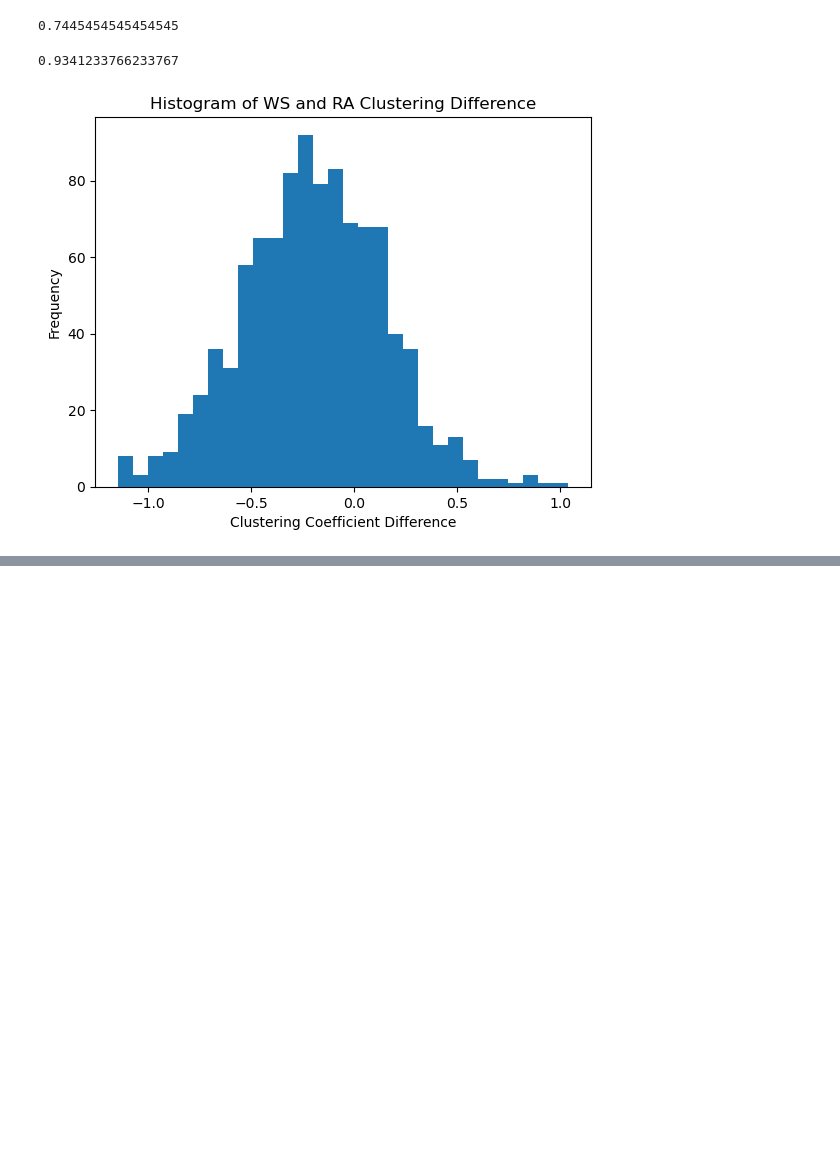
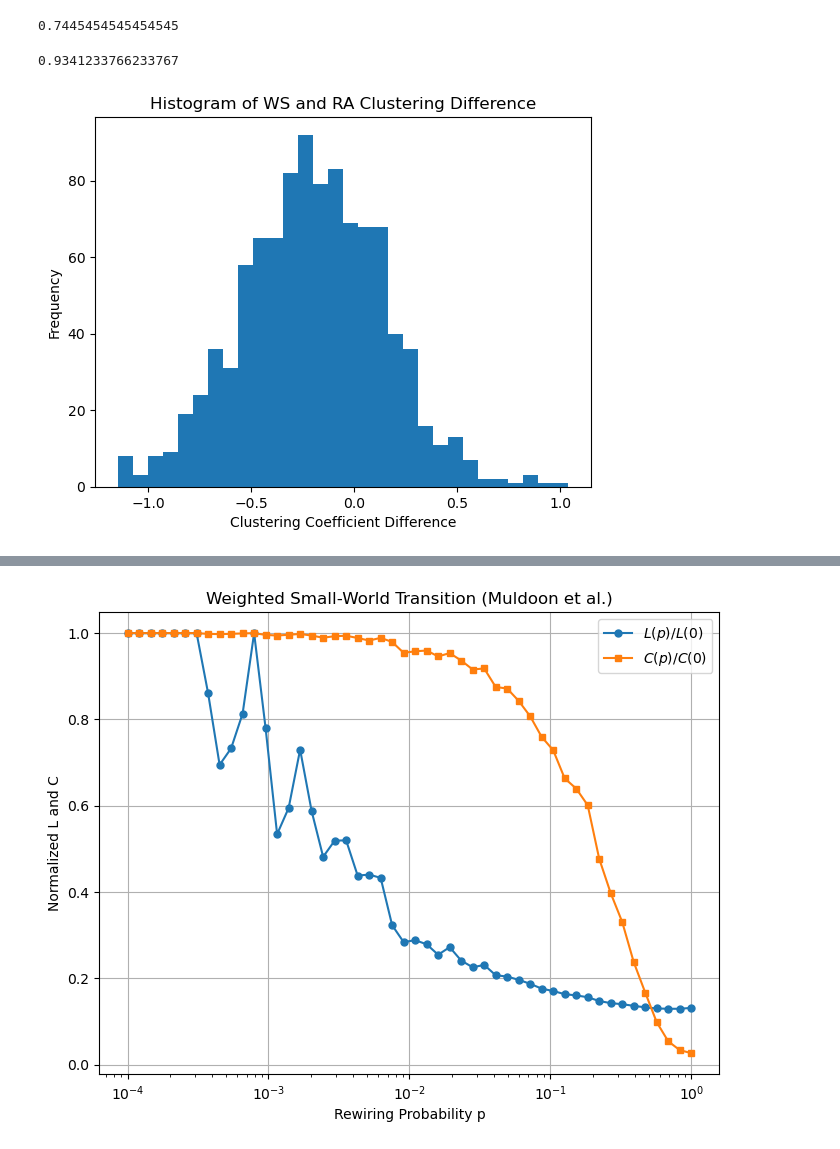
Before and after one commit to cyrilrommens/PhD_1, a Jupyter notebook: SWP_kuramoto.ipynb, the cells around one changed output, grey strips where cells are left out. Drawn from its saved outputs; the diff is of its cells as text; code cells hidden in the pictures; blank space fills up the shorter version.

Commit message:
reproduce pairwise small world propensity

```diff
--- a/SWP_kuramoto.ipynb
+++ b/SWP_kuramoto.ipynb
@@ -762,0 +765,97 @@ plt.show()
+# %%
+import numpy as np
+import networkx as nx
+import matplotlib.pyplot as plt
+
+def ring_lattice(n, k):
+    """ Create a weighted ring lattice where each node is connected to k/2 neighbors on each side. """
+    G = nx.Graph()
+    for i in range(n):
+        for j in range(1, k // 2 + 1):
+            weight1 = np.random.uniform(0.5, 1.5)  # Assign random weights
+            weight2 = np.random.uniform(0.5, 1.5)
+            G.add_edge(i, (i + j) % n, weight=weight1)
+            G.add_edge(i, (i - j) % n, weight=weight2)
+    return G
+
+def rewire_graph(G, p):
+    """ Rewire edges with probability p while maintaining weights. """
+    new_G = G.copy()
+    edges = list(G.edges(data=True))  # Extract edges with weights
+    nodes = list(G.nodes())
+
+    for u, v, data in edges:
+        if np.random.rand() < p:
+            new_G.remove_edge(u, v)  # Remove the original edge
+
+            while True:
+                new_v = np.random.choice(nodes)
+                if new_v != u and not new_G.has_edge(u, new_v):
+                    new_weight = np.random.uniform(0.5, 1.5)  # Assign new random weight
+                    new_G.add_edge(u, new_v, weight=new_weight)
+                    break
+    return new_G
+
+def random_graph(n, k):
+    """ Create a weighted random graph with the same number of nodes and edges. """
+    G = nx.gnm_random_graph(n, (n * k) // 2)
+
+    for u, v in G.edges():
+        G[u][v]['weight'] = np.random.uniform(0.5, 1.5)  # Assign weights
+    return G
+
+def compute_L_C(G):
+    """ Compute weighted characteristic path length (L) and weighted clustering coefficient (C). """
+    # Weighted clustering coefficient using Onnela et al. method (as per Muldoon et al. paper)
+    C = np.mean(list(nx.clustering(G, weight="weight").values()))
+
+    # Weighted characteristic path length (using Dijkstra's algorithm)
+    try:
+        L = nx.average_shortest_path_length(G, weight="weight")
+    except nx.NetworkXError:
+        L = np.nan  # If graph is disconnected, return NaN
+    return L, C
+
+# Parameters
+n = 500  # Number of nodes
+k = 10    # Each node is connected to k/2 neighbors on both sides
+p_values = np.logspace(-4, 0, 50)  # Log-spaced p values from 10^-4 to 1
+
+# Compute L(0) and C(0) for the weighted regular lattice
+G0 = ring_lattice(n, k)
+L0, C0 = compute_L_C(G0)
+
+L_values = []
+C_values = []
+
+for p in p_values:
+    G = rewire_graph(G0, p)
+    L, C = compute_L_C(G)
+    L_values.append(L / L0)  # Normalized weighted path length
+    C_values.append(C / C0)  # Normalized weighted clustering coefficient
+
+# Set extreme values
+C0 = C_observed[0]
+C_random = C_observed[-1]
+L0 = L_observed[0]
+L_random = L_observed[-1]
+
+# Plot results
+plt.figure(figsize=(8, 6))
+plt.plot(p_values, L_values, 'o-', label=r'$L(p) / L(0)$', markersize=5)
+plt.plot(p_values, C_values, 's-', label=r'$C(p) / C(0)$', markersize=5)
+
+# Add horizontal lines for extreme cases
+# plt.axhline(y=L_random / L0, color='blue', linestyle='dashed', label=r'$L_{\text{random}} / L(0)$')
+# plt.axhline(y=C_random / C0, color='orange', linestyle='dashed', label=r'$C_{\text{random}} / C(0)$')
+
+# Formatting
+plt.xscale('log')
+plt.xlabel('Rewiring Probability p')
+plt.ylabel('Normalized L and C')
+plt.title("Weighted Small-World Transition (Muldoon et al.)")
+plt.legend()
+plt.grid()
+plt.show()
+# %% [output]
+[figure, added]
```
Also changed, not shown: parts of 3 cells of this notebook.
